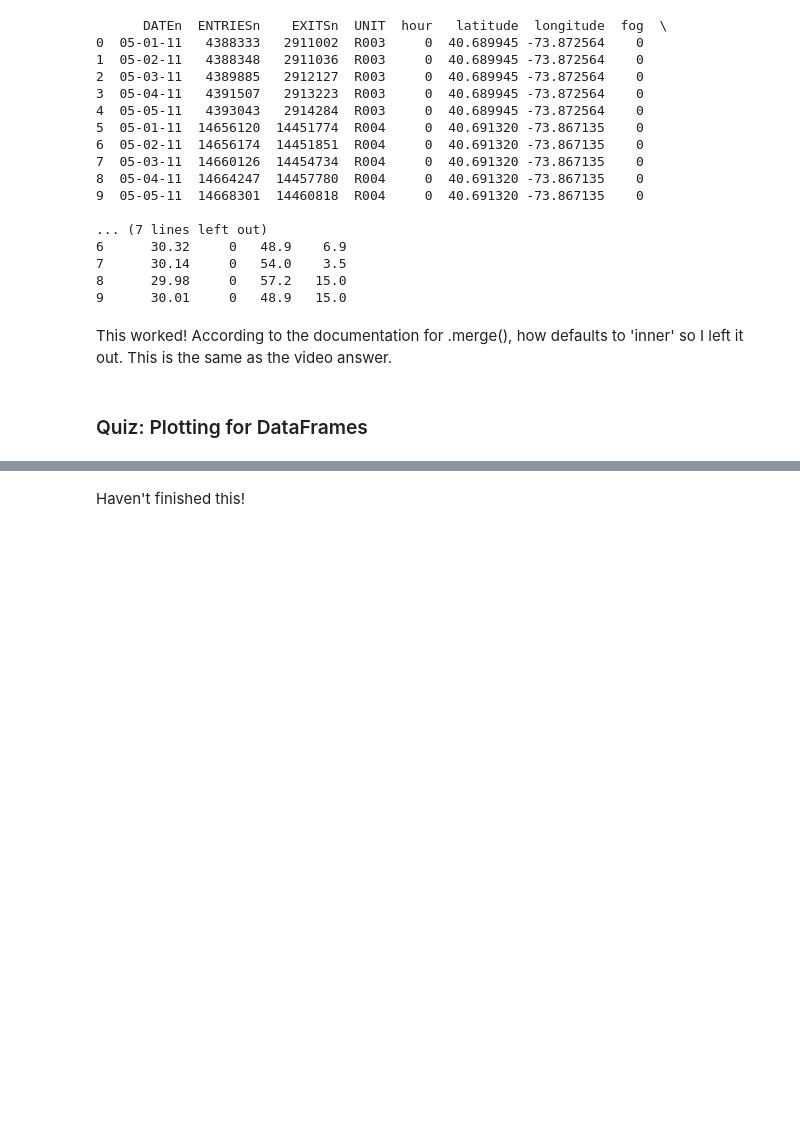
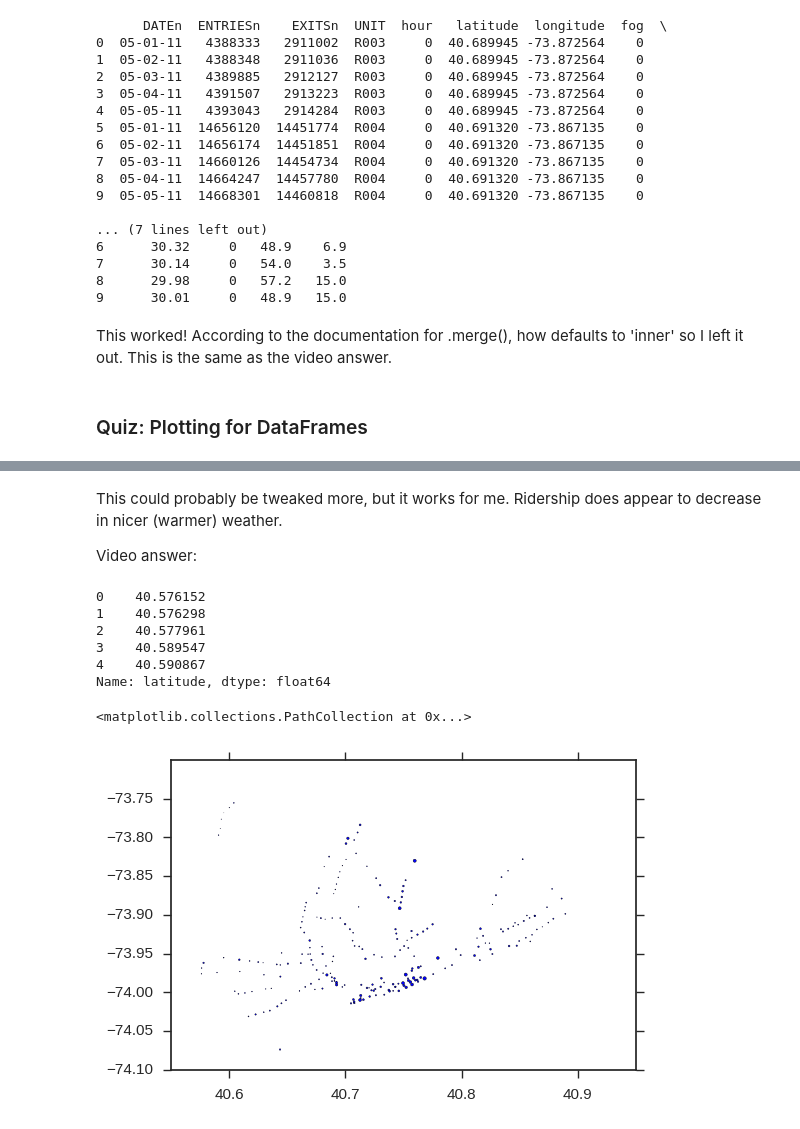
Before and after one commit to bjemcnally/Udacity-IPND-Notes, a Jupyter notebook: Lesson_3.ipynb, the cells around one changed output, grey strips where cells are left out. Cells and saved outputs as stored; diff of their text form; code cells hidden in the pictures; blank space fills up the shorter version.

```diff
--- a/Lesson_3.ipynb
+++ b/Lesson_3.ipynb
@@ -1105,2 +1125,30 @@ print day_rain
-# %% [markdown]
-Haven't finished this!
+# %% [markdown]
+This could probably be tweaked more, but it works for me. Ridership does appear to decrease in nicer (warmer) weather.
+
+Video answer:
+# %%
+# scatterplot of subway stations with lat/long as x and y
+# and ridership as bubble size
+
+
+# gives mean ridership for each location
+data_by_location = subway_df.groupby(['latitude', 'longitude'],
+                                    as_index=False).mean()
+# %%
+data_by_location.head()['latitude']
+# %% [output]
+0    40.576152
+1    40.576298
+2    40.577961
+3    40.589547
+4    40.590867
+Name: latitude, dtype: float64
+# %%
+scaled_entries = (data_by_location['ENTRIESn_hourly'] /
+                  data_by_location['ENTRIESn_hourly'].std())
+# %%
+plt.scatter(data_by_location['latitude'], data_by_location['longitude'],
+           s=scaled_entries)
+# %% [output]
+<matplotlib.collections.PathCollection at 0x...>
+[figure, added]
```
Also changed, not shown: parts of 1 cell of this notebook, 1 other file.
